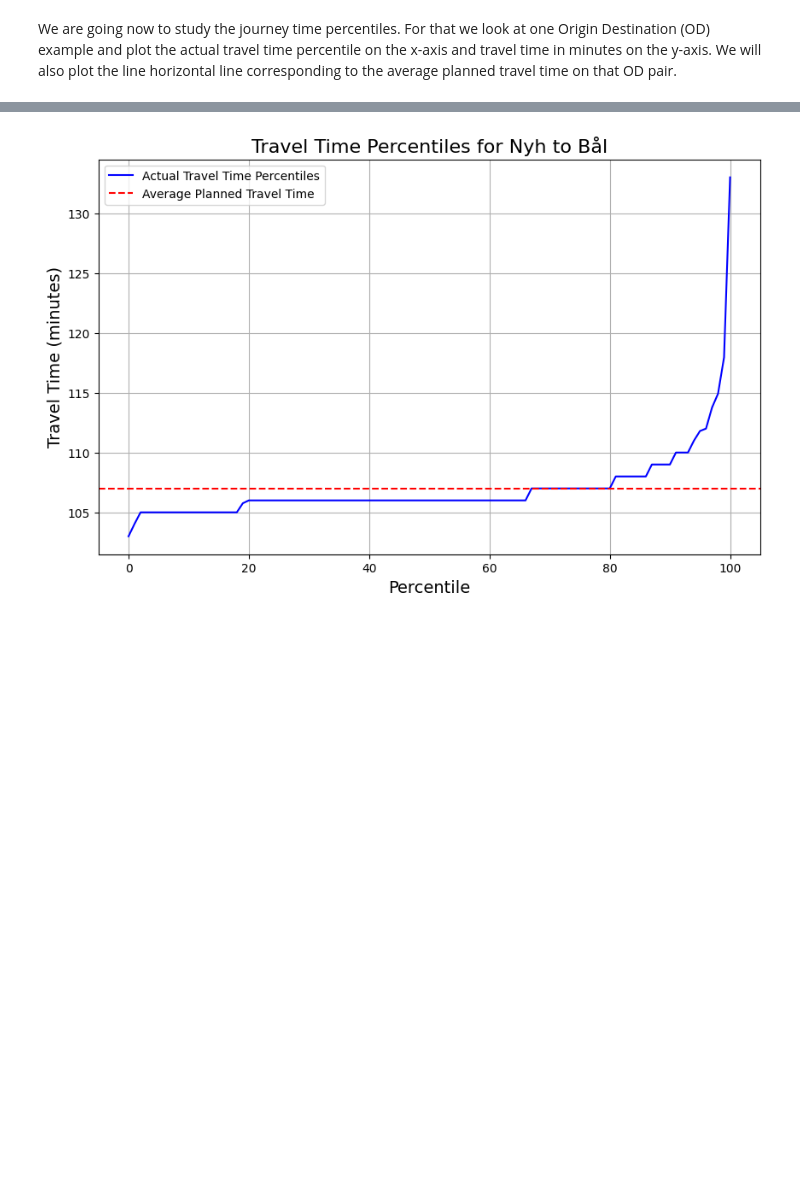
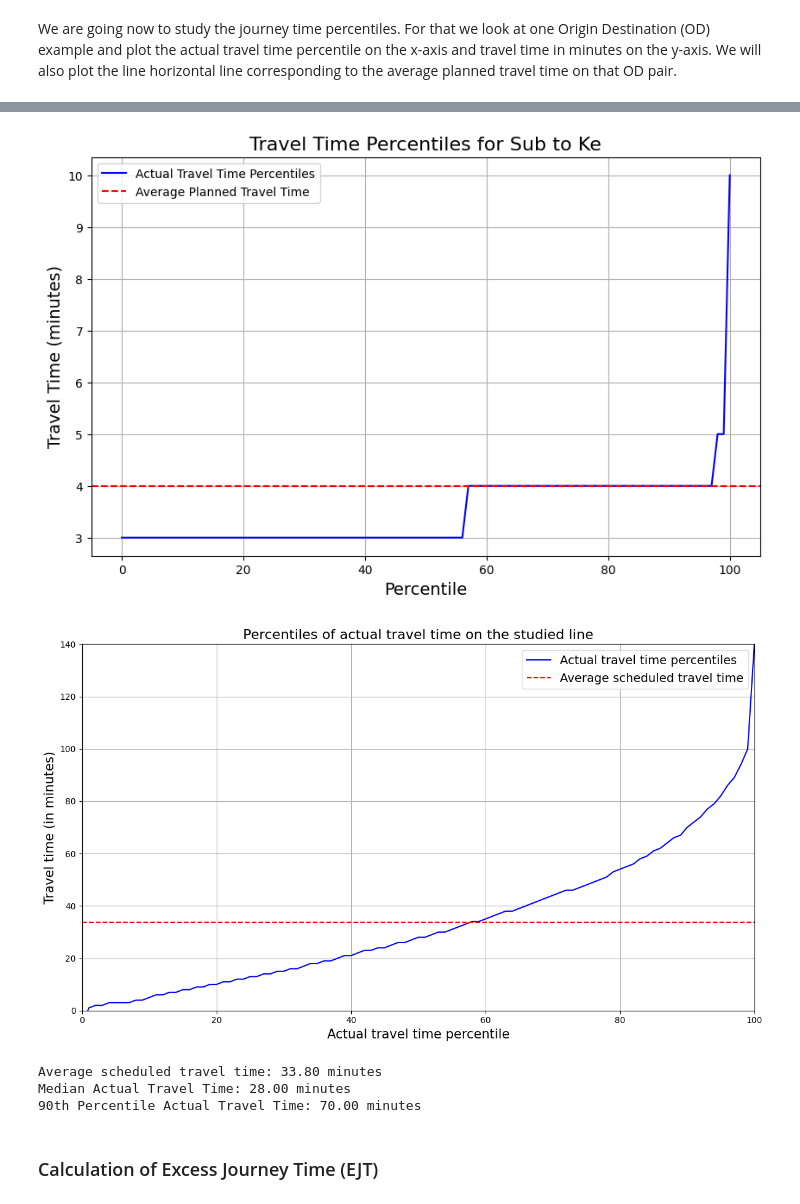
Before and after one commit to abdeaitali/k2-respunkt, a Jupyter notebook: vizualisation/viz_main_off_peak.ipynb, the cells around one changed output, grey strips where cells are left out. Drawn from its saved outputs; the diff is of its cells as text; code cells hidden in the pictures; blank space fills up the shorter version.

```diff
--- a/vizualisation/viz_main_off_peak.ipynb
+++ b/vizualisation/viz_main_off_peak.ipynb
@@ -311,8 +295,6 @@ origin = 'Sub'
 destination = 'Ke'
 
 # Filter data for the selected OD pair
-df_od_planned = df_travel_times_planned[(df_travel_times_planned['Fran_platssignatur'] == origin) &
-                                        (df_travel_times_planned['Till_platssignatur'] == destination)]
 df_od_actual = df_travel_times_actual[(df_travel_times_actual['Fran_platssignatur'] == origin) &
                                       (df_travel_times_actual['Till_platssignatur'] == destination)]
 
@@ -320,7 +302,7 @@ df_od_actual = df_travel_times_actual[(df_travel_times_actual['Fran_platssignatu
 percentiles = np.percentile(df_od_actual['actual_travel_time'], np.arange(0, 101, 1))
 
 # Calculate the average planned travel time
-avg_planned_travel_time = df_od_planned['planned_travel_time'].mean()
+avg_planned_travel_time = df_od_actual['scheduled_travel_time'].mean()
 
 # Plotting
 plt.figure(figsize=(10, 6))
@@ -343,4 +325,49 @@ plt.legend()
 plt.grid(True)
 plt.show()
 # %% [output]
-[figure, old version]
+[figure, new version]
+# %%
+import numpy as np
+import matplotlib.pyplot as plt
+
+# Calculate percentiles of actual travel time across all OD pairs
+all_actual_travel_times = df_travel_times_actual['actual_travel_time'].values
+percentiles = np.percentile(all_actual_travel_times, np.arange(0, 101, 1))
+
+# Calculate the average planned travel time across all OD pairs
+avg_planned_travel_time = df_travel_times_actual['scheduled_travel_time'].mean()
+
+# Plotting
+plt.figure(figsize=(12, 7))
+
+# Plot the percentiles of actual travel time
+plt.plot(np.arange(0, 101, 1), percentiles, label='Actual travel time percentiles', color='blue')
+
+# Plot the average planned travel time as a horizontal line
+plt.axhline(y=avg_planned_travel_time, color='red', linestyle='--', label='Average scheduled travel time')
+
+# Add labels and title
+plt.xlabel('Actual travel time percentile', fontsize=15)
+plt.ylabel('Travel time (in minutes)', fontsize=15)
+plt.title('Percentiles of actual travel time on the studied line', fontsize=16)
+
+# Add legend
+plt.legend(fontsize=14)
+plt.xlim(0,100)
+plt.ylim(0,140)
+# Show plot
+plt.grid(True)
+plt.tight_layout()
+plt.show()
+
+# Print some statistics
+print(f"Average scheduled travel time: {avg_planned_travel_time:.2f} minutes")
+print(f"Median Actual Travel Time: {percentiles[50]:.2f} minutes")
+print(f"90th Percentile Actual Travel Time: {percentiles[90]:.2f} minutes")
+# %% [output]
+[figure, added]
+Average scheduled travel time: 33.80 minutes
+Median Actual Travel Time: 28.00 minutes
+90th Percentile Actual Travel Time: 70.00 minutes
+# %% [markdown]
+### Calculation of Excess Journey Time (EJT)
```
Also changed, not shown: parts of 27 cells of this notebook, 7 other files.
